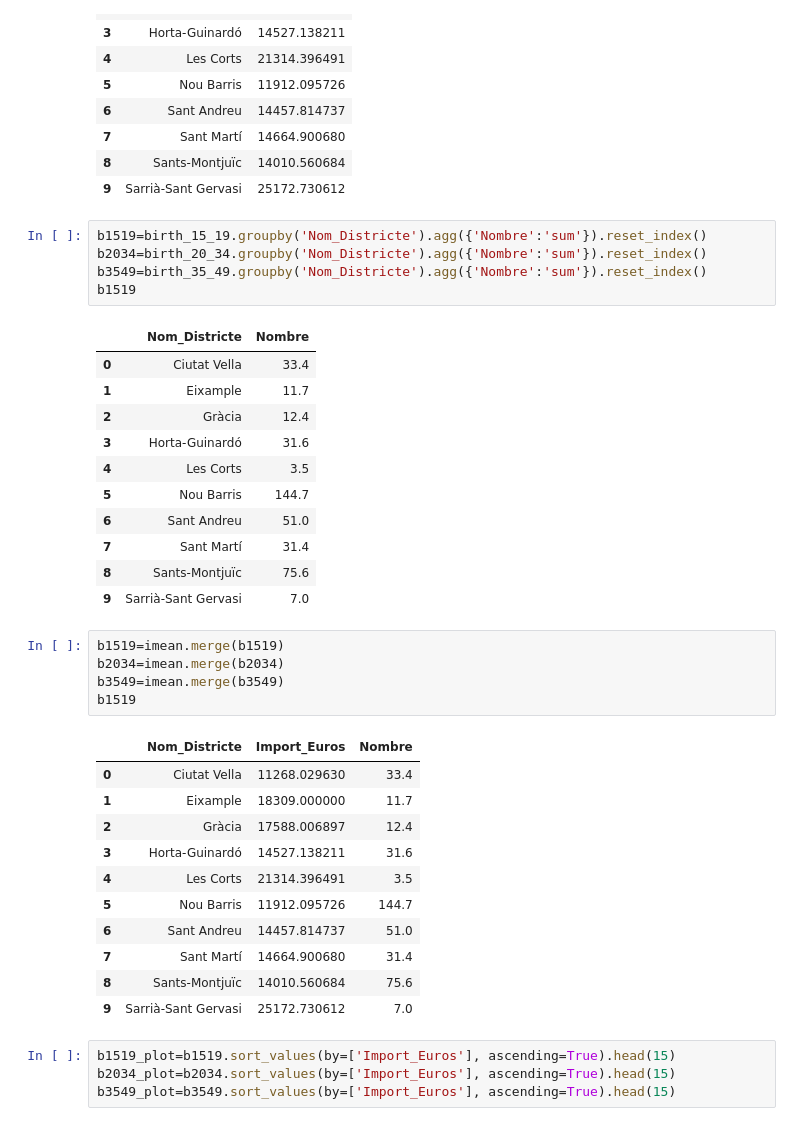
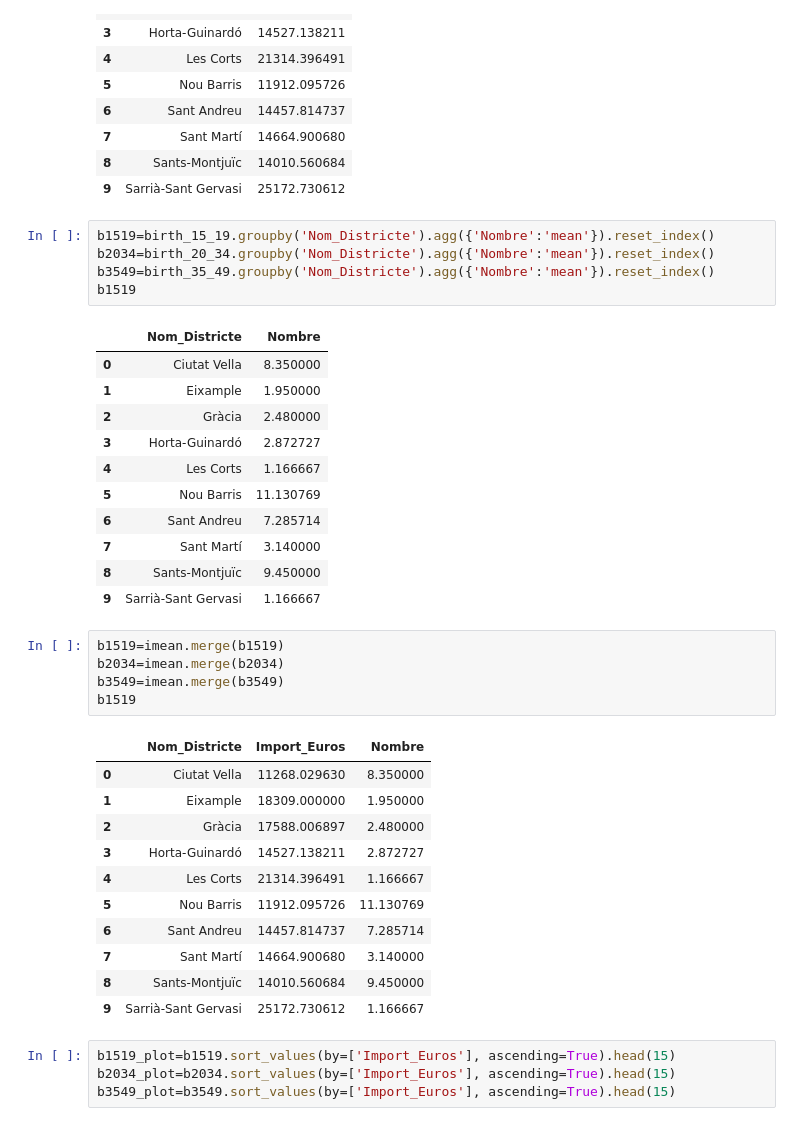
Before and after one commit to JuliaAT/AVDM-project, a Jupyter notebook: birth_income_Julia.ipynb, the cells around one changed output. Drawn from its saved outputs; the diff is of its cells as text.

```diff
--- a/birth_income_Julia.ipynb
+++ b/birth_income_Julia.ipynb
@@ -94,22 +94,22 @@ imean
 | 8 | Sants-Montjuïc | 14010.560684 |
 | 9 | Sarrià-Sant Gervasi | 25172.730612 |
 # %%
-b1519=birth_15_19.groupby('Nom_Districte').agg({'Nombre':'sum'}).reset_index()
-b2034=birth_20_34.groupby('Nom_Districte').agg({'Nombre':'sum'}).reset_index()
-b3549=birth_35_49.groupby('Nom_Districte').agg({'Nombre':'sum'}).reset_index()
+b1519=birth_15_19.groupby('Nom_Districte').agg({'Nombre':'mean'}).reset_index()
+b2034=birth_20_34.groupby('Nom_Districte').agg({'Nombre':'mean'}).reset_index()
+b3549=birth_35_49.groupby('Nom_Districte').agg({'Nombre':'mean'}).reset_index()
 b1519
 # %% [output]
 |  | Nom_Districte | Nombre |
-| 0 | Ciutat Vella | 33.4 |
-| 1 | Eixample | 11.7 |
-| 2 | Gràcia | 12.4 |
-| 3 | Horta-Guinardó | 31.6 |
-| 4 | Les Corts | 3.5 |
-| 5 | Nou Barris | 144.7 |
-| 6 | Sant Andreu | 51.0 |
-| 7 | Sant Martí | 31.4 |
-| 8 | Sants-Montjuïc | 75.6 |
-| 9 | Sarrià-Sant Gervasi | 7.0 |
+| 0 | Ciutat Vella | 8.350000 |
+| 1 | Eixample | 1.950000 |
+| 2 | Gràcia | 2.480000 |
+| 3 | Horta-Guinardó | 2.872727 |
+| 4 | Les Corts | 1.166667 |
+| 5 | Nou Barris | 11.130769 |
+| 6 | Sant Andreu | 7.285714 |
+| 7 | Sant Martí | 3.140000 |
+| 8 | Sants-Montjuïc | 9.450000 |
+| 9 | Sarrià-Sant Gervasi | 1.166667 |
 # %%
 b1519=imean.merge(b1519)
 b2034=imean.merge(b2034)
@@ -117,16 +117,16 @@ b3549=imean.merge(b3549)
 b1519
 # %% [output]
 |  | Nom_Districte | Import_Euros | Nombre |
-| 0 | Ciutat Vella | 11268.029630 | 33.4 |
-| 1 | Eixample | 18309.000000 | 11.7 |
-| 2 | Gràcia | 17588.006897 | 12.4 |
-| 3 | Horta-Guinardó | 14527.138211 | 31.6 |
-| 4 | Les Corts | 21314.396491 | 3.5 |
-| 5 | Nou Barris | 11912.095726 | 144.7 |
-| 6 | Sant Andreu | 14457.814737 | 51.0 |
-| 7 | Sant Martí | 14664.900680 | 31.4 |
-| 8 | Sants-Montjuïc | 14010.560684 | 75.6 |
-| 9 | Sarrià-Sant Gervasi | 25172.730612 | 7.0 |
+| 0 | Ciutat Vella | 11268.029630 | 8.350000 |
+| 1 | Eixample | 18309.000000 | 1.950000 |
+| 2 | Gràcia | 17588.006897 | 2.480000 |
+| 3 | Horta-Guinardó | 14527.138211 | 2.872727 |
+| 4 | Les Corts | 21314.396491 | 1.166667 |
+| 5 | Nou Barris | 11912.095726 | 11.130769 |
+| 6 | Sant Andreu | 14457.814737 | 7.285714 |
+| 7 | Sant Martí | 14664.900680 | 3.140000 |
+| 8 | Sants-Montjuïc | 14010.560684 | 9.450000 |
+| 9 | Sarrià-Sant Gervasi | 25172.730612 | 1.166667 |
 # %%
 b1519_plot=b1519.sort_values(by=['Import_Euros'], ascending=True).head(15)
 b2034_plot=b2034.sort_values(by=['Import_Euros'], ascending=True).head(15)
```
Also changed, not shown: parts of 2 cells of this notebook.
